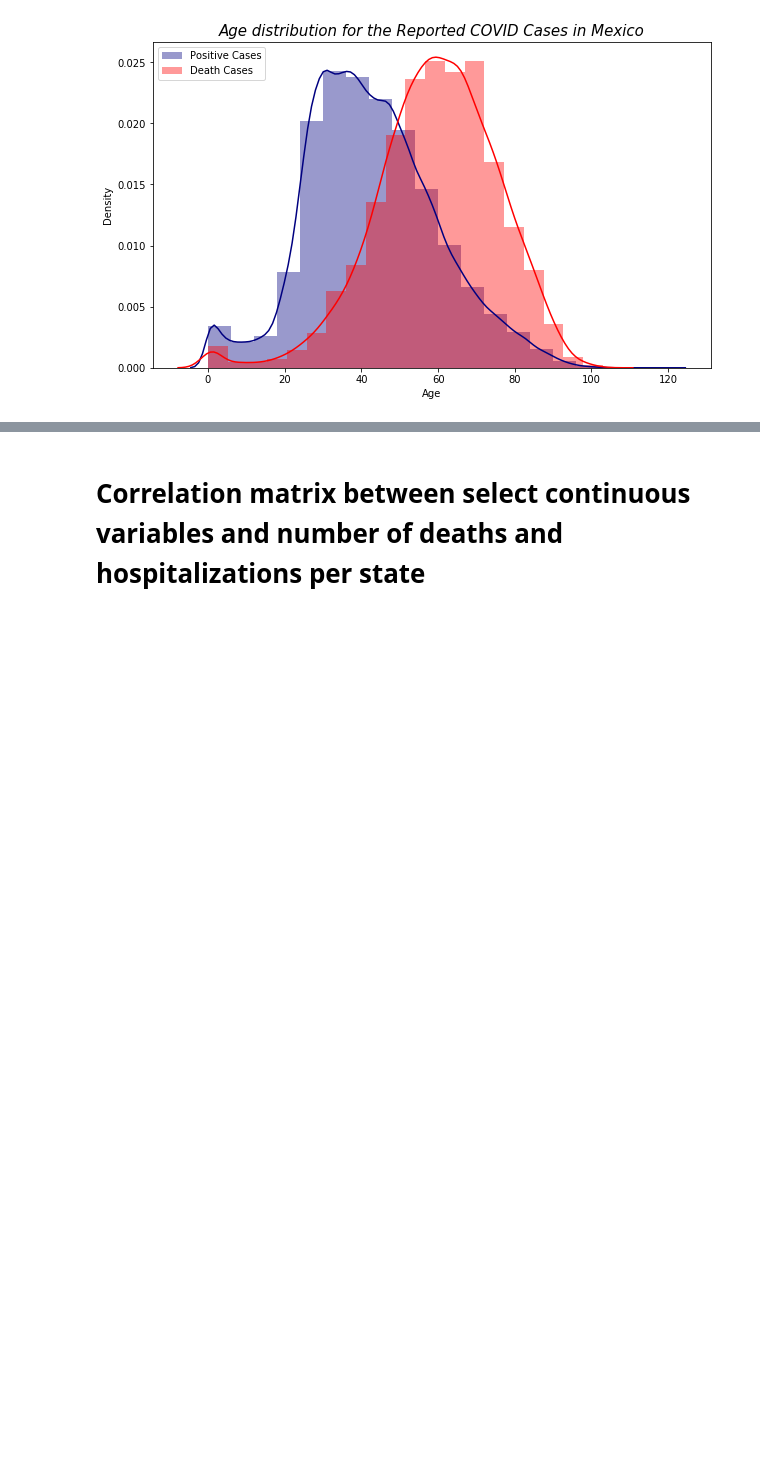
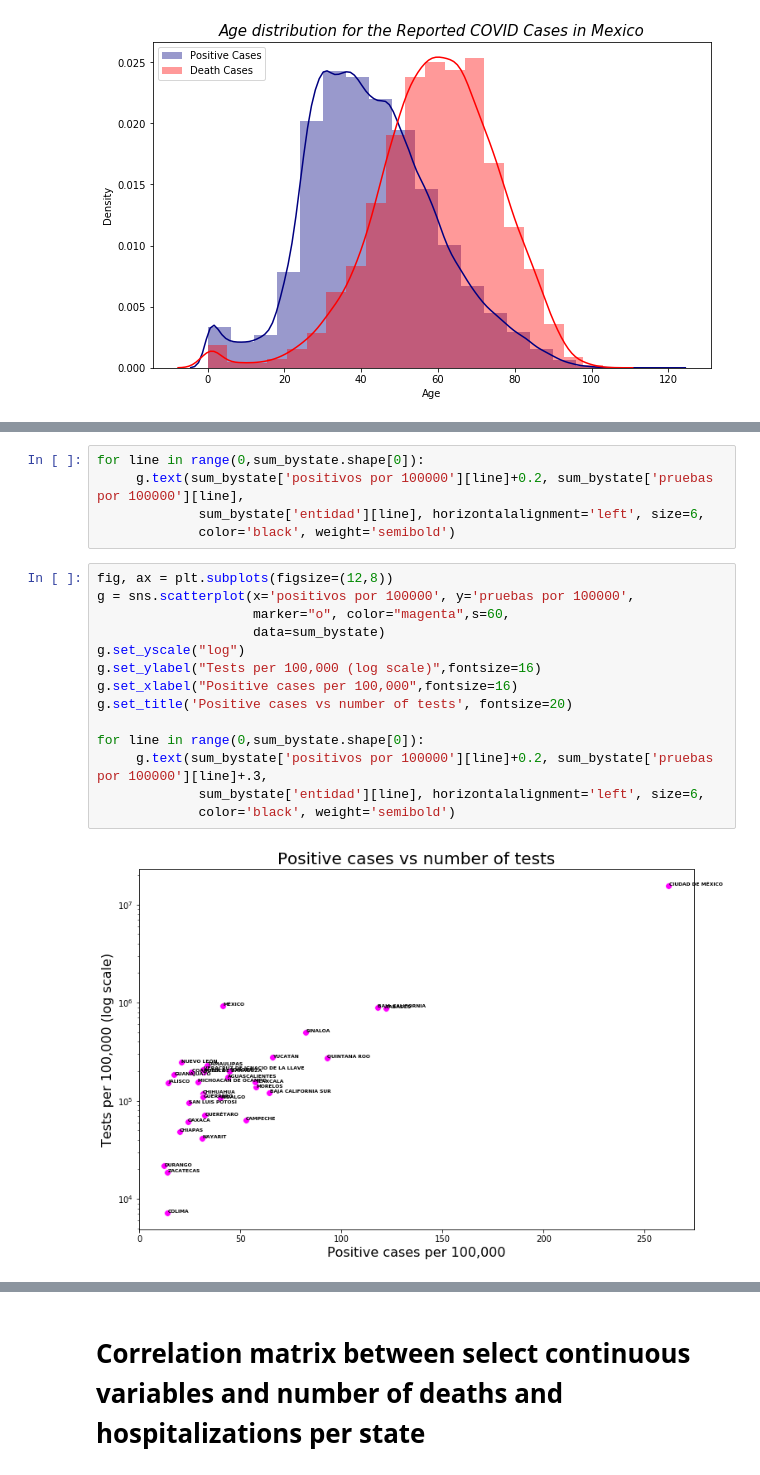
Before and after one commit to ml-project-2020/covid, a Jupyter notebook: Descriptive Visualizations.ipynb, the cells around one changed output, grey strips where cells are left out. Cells and saved outputs as stored; diff of their text form; blank space fills up the shorter version.

```diff
--- a/Descriptive Visualizations.ipynb
+++ b/Descriptive Visualizations.ipynb
@@ -162,0 +181,21 @@ for i, st in enumerate(covid_by_state.entidad.unique()):
+# %%
+for line in range(0,sum_bystate.shape[0]):
+     g.text(sum_bystate['positivos por 100000'][line]+0.2, sum_bystate['pruebas por 100000'][line],
+             sum_bystate['entidad'][line], horizontalalignment='left', size=6,
+             color='black', weight='semibold')
+# %%
+fig, ax = plt.subplots(figsize=(12,8))
+g = sns.scatterplot(x='positivos por 100000', y='pruebas por 100000',
+                    marker="o", color="magenta",s=60,
+                    data=sum_bystate)
+g.set_yscale("log")
+g.set_ylabel("Tests per 100,000 (log scale)",fontsize=16)
+g.set_xlabel("Positive cases per 100,000",fontsize=16)
+g.set_title('Positive cases vs number of tests', fontsize=20)
+
+for line in range(0,sum_bystate.shape[0]):
+     g.text(sum_bystate['positivos por 100000'][line]+0.2, sum_bystate['pruebas por 100000'][line]+.3,
+             sum_bystate['entidad'][line], horizontalalignment='left', size=6,
+             color='black', weight='semibold')
+# %% [output]
+[figure, added]
```
Also changed, not shown: parts of 13 cells of this notebook.
